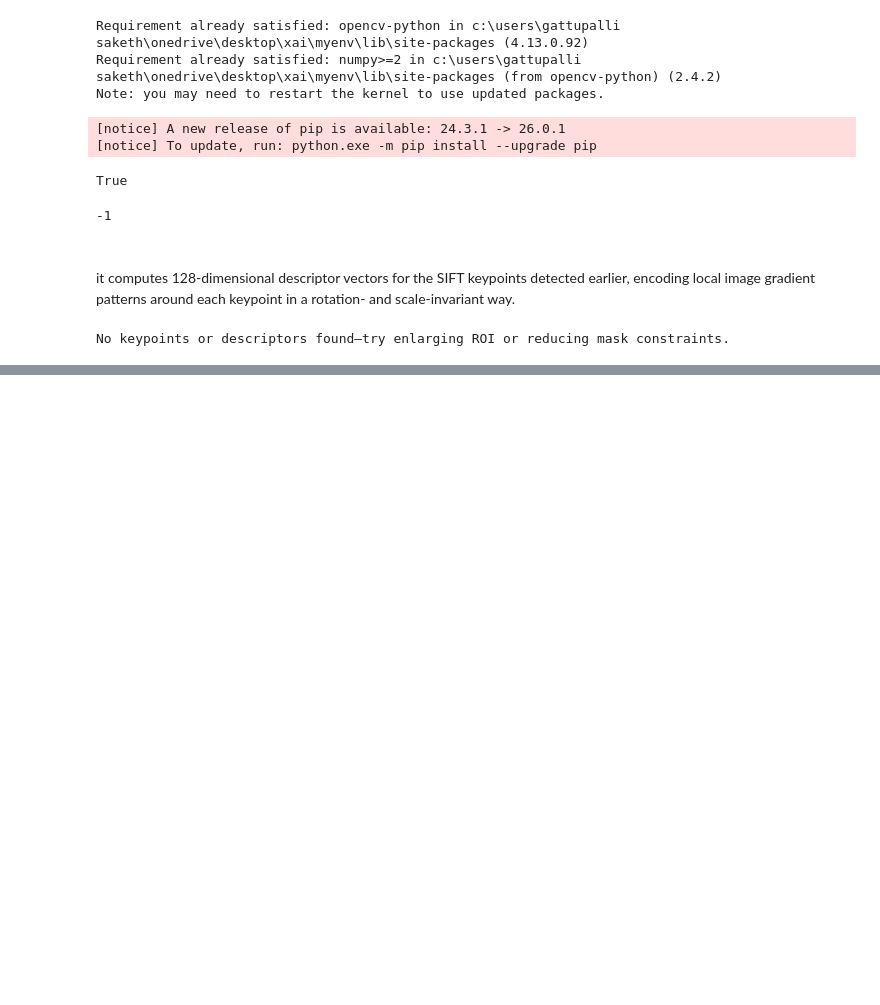
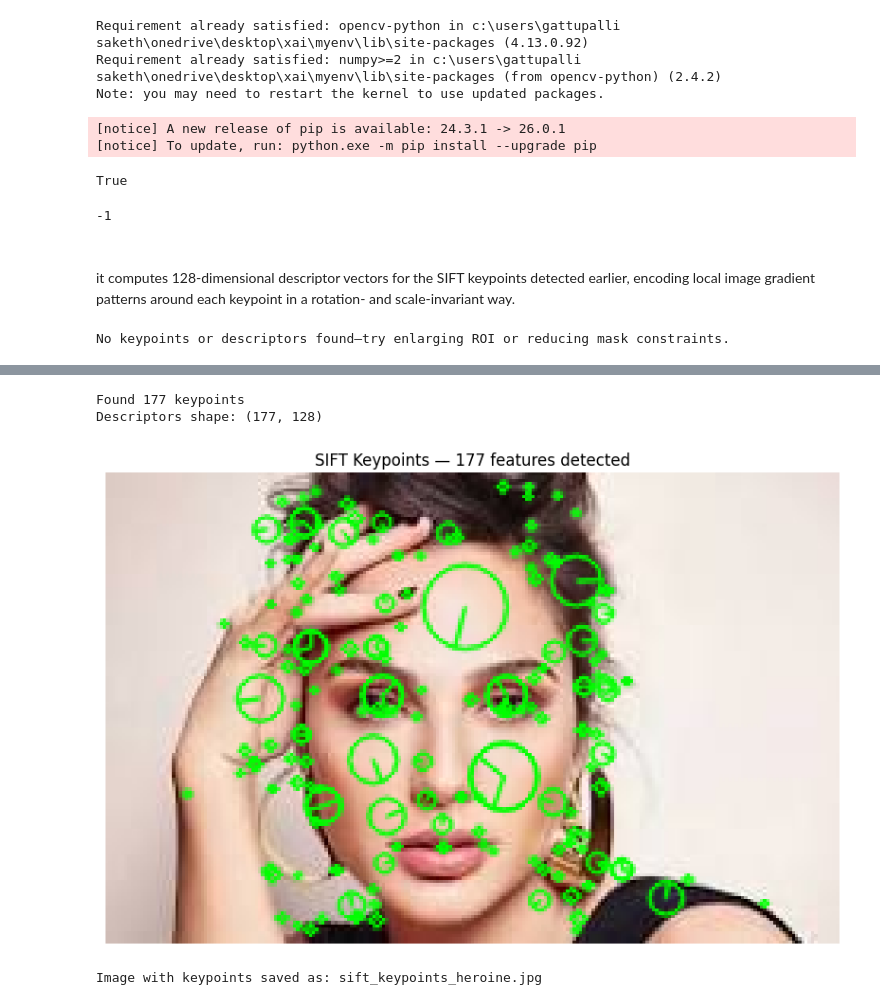
Before and after one commit to Gattupalli-Saketh/Image-classification, a Jupyter notebook: note.ipynb, the cells around one changed output, grey strips where cells are left out. Saved outputs shown, nothing was run; the diff lists cells and outputs as text; code cells hidden in the pictures; blank space fills up the shorter version.

```diff
--- a/note.ipynb
+++ b/note.ipynb
@@ -115,0 +96,79 @@ print("Frequency spectrum saved as 'frequency_spectrum.png' – check high-freq
+# %%
+import cv2
+import numpy as np
+import matplotlib.pyplot as plt
+
+# ────────────────────────────────────────────────
+# Load your image (change filename if needed)
+# ────────────────────────────────────────────────
+img_path = 'heroine.jpg'
+img = cv2.imread(img_path)
+
+if img is None:
+    print(f"Error: Could not load image at '{img_path}'. Check the file path and name.")
+    exit()
+
+# Convert to grayscale (SIFT works on grayscale)
+gray = cv2.cvtColor(img, cv2.COLOR_BGR2GRAY)
+
+# ────────────────────────────────────────────────
+# Initialize SIFT detector
+# ────────────────────────────────────────────────
+sift = cv2.SIFT_create(
+    nfeatures=0,           # 0 = unlimited (default is 0 anyway)
+    nOctaveLayers=3,
+    contrastThreshold=0.04,
+    edgeThreshold=10,
+    sigma=1.6
+)
+
+# Detect keypoints and compute descriptors
+kp, des = sift.detectAndCompute(gray, None)
+
+if kp is None or len(kp) == 0:
+    print("No keypoints were detected. The image might be too smooth/blurry — try a different image.")
+    exit()
+
+print(f"Found {len(kp)} keypoints")
+if des is not None:
+    print(f"Descriptors shape: {des.shape}")
+else:
+    print("Descriptors could not be computed (very unusual with SIFT)")
+
+# ────────────────────────────────────────────────
+# Draw keypoints on the original image
+# ────────────────────────────────────────────────
+# Rich keypoints = show orientation + scale as circles with lines
+img_with_kp = cv2.drawKeypoints(
+    img,
+    kp,
+    None,
+    flags=cv2.DRAW_MATCHES_FLAGS_DRAW_RICH_KEYPOINTS,
+    color=(0, 255, 0)   # green
+)
+
+# ────────────────────────────────────────────────
+# Show the result — choose one or both methods
+# ────────────────────────────────────────────────
+
+# Option 1: Using matplotlib (recommended for Jupyter/notebooks — correct colors)
+plt.figure(figsize=(10, 8))
+plt.imshow(cv2.cvtColor(img_with_kp, cv2.COLOR_BGR2RGB))
+plt.title(f'SIFT Keypoints — {len(kp)} features detected')
+plt.axis('off')
+plt.show()
+
+# Option 2: Using OpenCV window (good for standalone .py scripts)
+# cv2.imshow('SIFT Keypoints', img_with_kp)
+# cv2.waitKey(0)
+# cv2.destroyAllWindows()
+
+# Save the result
+output_path = 'sift_keypoints_heroine.jpg'
+cv2.imwrite(output_path, img_with_kp)
+print(f"Image with keypoints saved as: {output_path}")
+# %% [output]
+Found 177 keypoints
+Descriptors shape: (177, 128)
+[figure, added]
+Image with keypoints saved as: sift_keypoints_heroine.jpg
```
Also changed, not shown: parts of 2 cells of this notebook.
